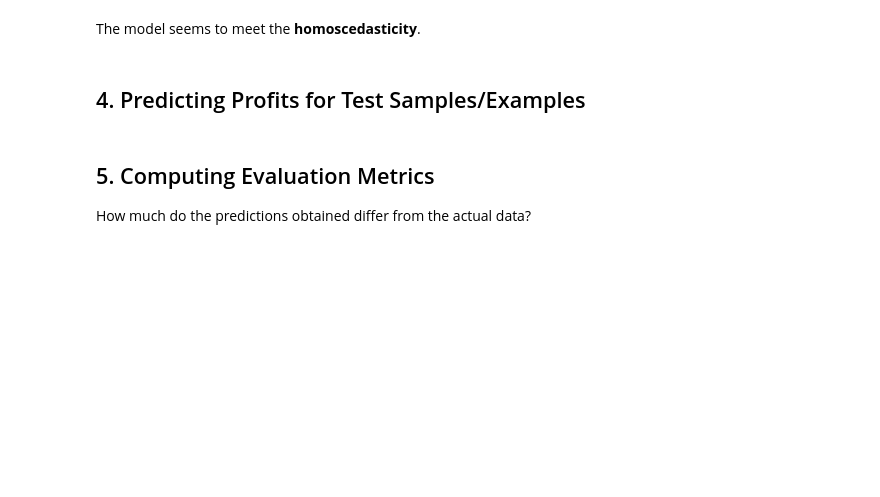
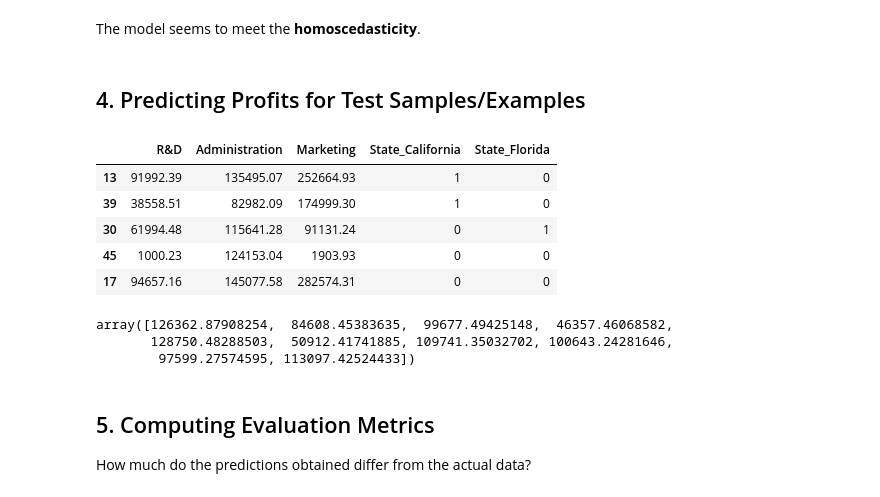
Before and after one commit to prof-samuka-IFSP/IFSP-CMP-D1AED-2022.1, a Jupyter notebook: linear_regression/multiple_linear_regression.ipynb, the cells around one changed output. Drawn from its saved outputs; the diff is of its cells as text; code cells hidden in the pictures; blank space fills up the shorter version.

```diff
--- a/linear_regression/multiple_linear_regression.ipynb
+++ b/linear_regression/multiple_linear_regression.ipynb
@@ -397,3 +406,12 @@ plt.title('Profit - Prediction vs Residual')
 The model seems to meet the **homoscedasticity**.
 # %% [markdown]
 ## 4. Predicting Profits for Test Samples/Examples
+# %%
+X_test.head()
+# %% [output]
+|  | R&D | Administration | Marketing | State_California | State_Florida |
+| 13 | 91992.39 | 135495.07 | 252664.93 | 1 | 0 |
+| 39 | 38558.51 | 82982.09 | 174999.30 | 1 | 0 |
+| 30 | 61994.48 | 115641.28 | 91131.24 | 0 | 1 |
+| 45 | 1000.23 | 124153.04 | 1903.93 | 0 | 0 |
+| 17 | 94657.16 | 145077.58 | 282574.31 | 0 | 0 |
@@ -400,3 +420,9 @@ The model seems to meet the **homoscedasticity**.
+# %%
+y_pred
+# %% [output]
+array([126362.87908254,  84608.45383635,  99677.49425148,  46357.46068582,
+       128750.48288503,  50912.41741885, 109741.35032702, 100643.24281646,
+        97599.27574595, 113097.42524433])
 # %% [markdown]
 ## 5. Computing Evaluation Metrics
 How much do the predictions obtained differ from the actual data?
```
Also changed, not shown: parts of 18 cells of this notebook, 3 other files.
